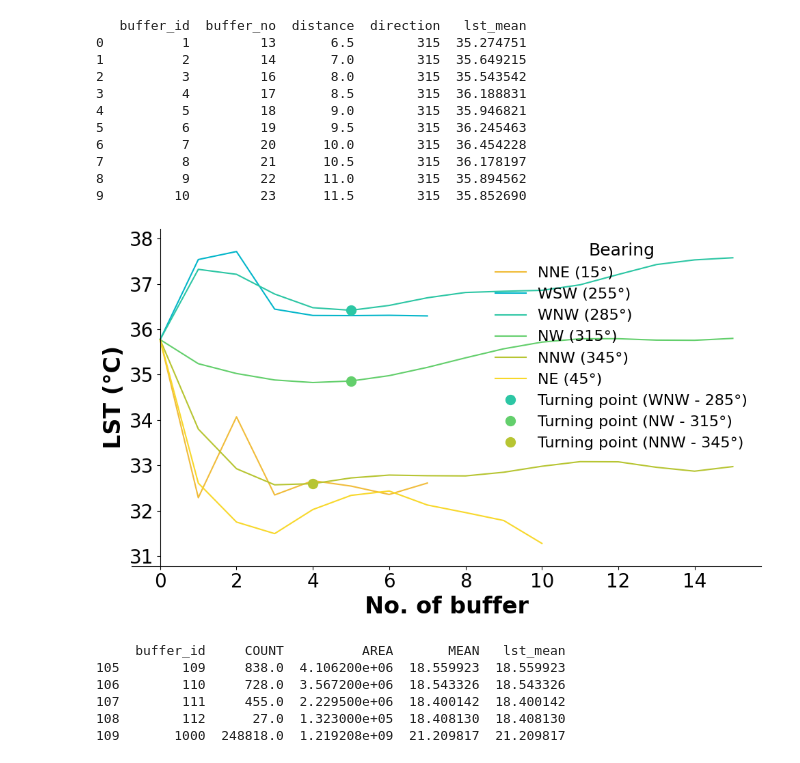
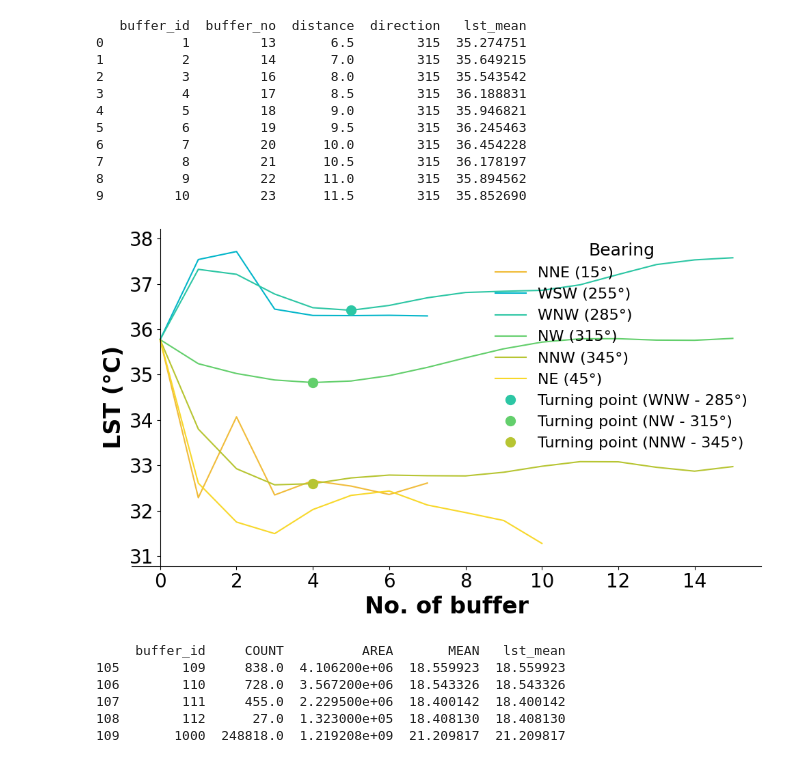
Before and after one commit to percyyvon-r/PhD-Chapter3-Diurnal-SUHII-Distribution, a Jupyter notebook: notebooks/PhD_chapter3_ypinb.ipynb, the cells around one changed output. Cells and saved outputs as stored; diff of their text form; code cells hidden in the pictures.

```diff
--- a/notebooks/PhD_chapter3_ypinb.ipynb
+++ b/notebooks/PhD_chapter3_ypinb.ipynb
@@ -250,7 +250,7 @@ if not inflect_row.empty:
     ax.plot(x_inflect, y_inflect, 'o', color=colors["285"], markersize=10, label="Turning point (WNW - 285°)")
 
 nw = day_spline_df[day_spline_df["direction"] == "315"]
-inflect_row = nw[nw["buffer_no"] == 5]
+inflect_row = nw[nw["buffer_no"] == 4]
 if not inflect_row.empty:
     x_inflect = inflect_row["buffer_no"].values[0]
     y_inflect = inflect_row["lst_mean"].values[0]
@@ -264,34 +264,34 @@ if not inflect_row.empty:
     ax.plot(x_inflect, y_inflect, 'o', color=colors["345"], markersize=10, label="Turning point (NNW - 345°)")
 
 
 # Axis formatting
 ax.set_xlabel("No. of buffer", fontsize=24, fontweight="bold")
 ax.set_ylabel("LST (°C)", fontsize=24, fontweight="bold")
 ax.tick_params(axis='x', labelsize=20)
 ax.tick_params(axis='y', labelsize=20)
 
 
 # Disable all grid lines
 ax.grid(False)
 
 # -----------------------
 # Set y-axis start at the vertical line x=0
 # -----------------------
 ax.spines["left"].set_position(("data", 0))    # left spine (y-axis) at x=0
 ax.spines["bottom"].set_position(("outward", 0))
 ax.spines["top"].set_color("none")
 ax.spines["right"].set_color("none")
 y_min = day_spline_df["lst_mean"].min() - 0.5
 y_max = day_spline_df["lst_mean"].max() + 0.5
 ax.set_ylim(y_min, y_max)
 
 # Legend
 ax.legend(title="Bearing", title_fontsize=18, fontsize=16, frameon=False, loc="upper right")
 
 plt.tight_layout()
 plt.show()
 # %% [output]
-[figure, old version]
+[figure, new version]
 # %%
 # Nighttime
 
```
